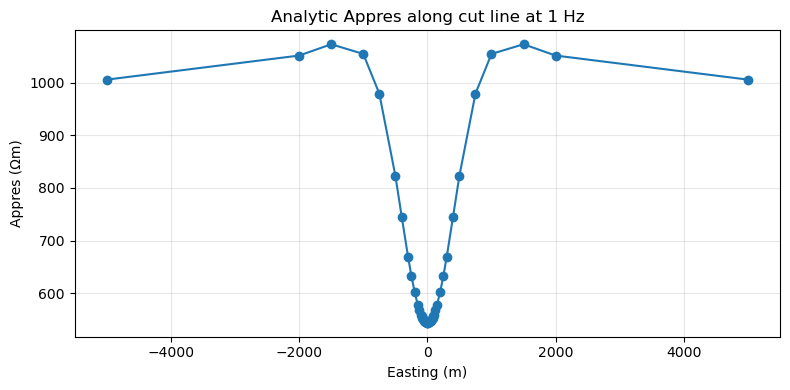
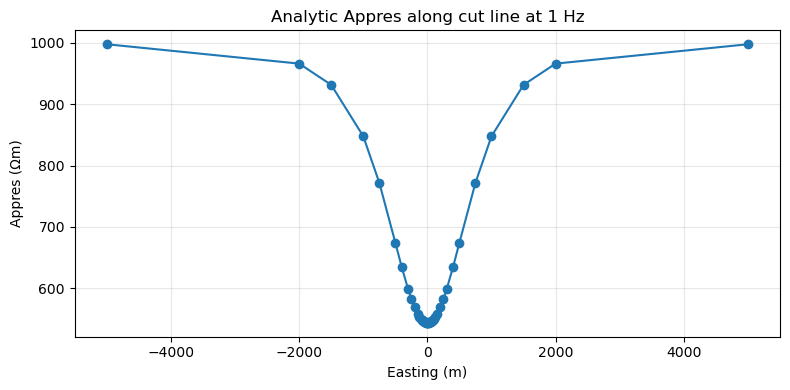
The notebook cell's code change between the first figure and the second:
--- before
+++ after
@@ -2,5 +2,5 @@
 fig, ax = plt.subplots(figsize=(8, 4))
 
-ax.plot(x, appres[0, :, 0, 0, 1], 'o-')
+ax.plot(x, appres[0, :, 0, 1, 0], 'o-')
 ax.set_xlabel('Easting (m)')
 ax.set_ylabel('Appres (Ωm)')

Commit: Time tracking